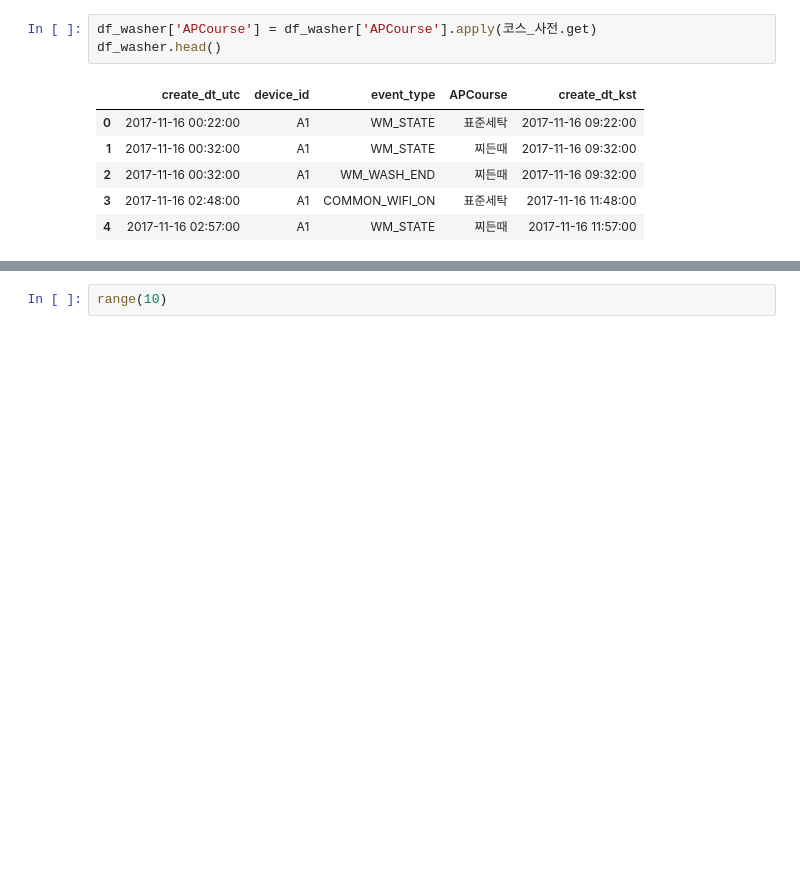
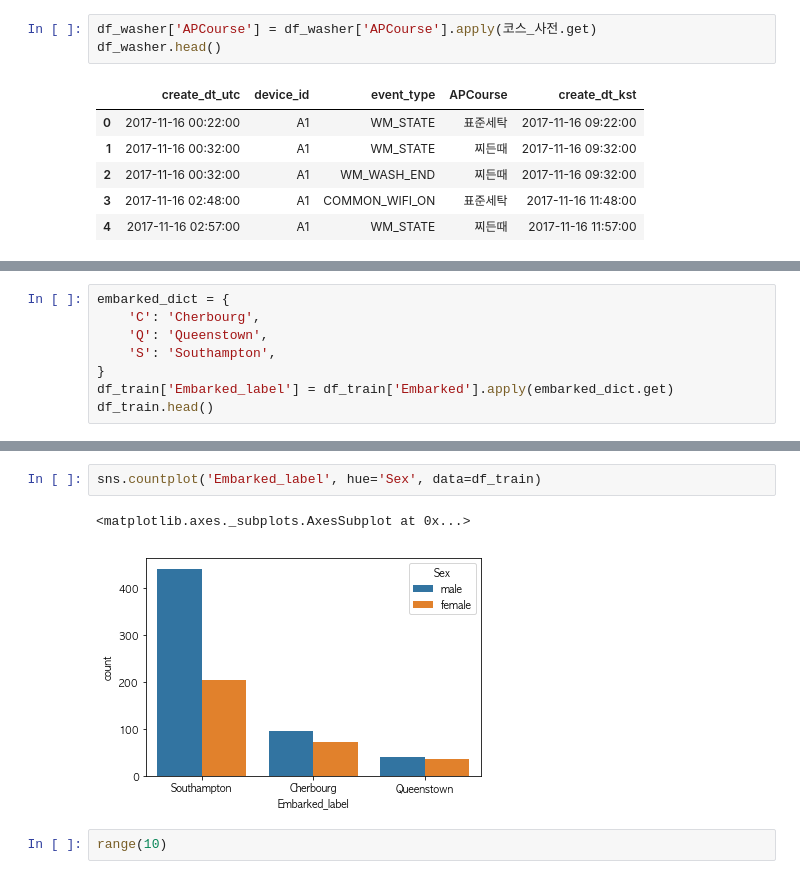
Before and after one commit to CodingSta/demo-201810-lge, a Jupyter notebook: 파이썬강의.ipynb, the cells around one changed output, grey strips where cells are left out. Saved outputs shown, nothing was run; the diff lists cells and outputs as text; blank space fills up the shorter version.

```diff
--- a/파이썬강의.ipynb
+++ b/파이썬강의.ipynb
@@ -2169,0 +2258,8 @@ df_washer.groupby(['device_id', 'APCourse']).size().unstack(fill_value=0)
+# %%
+embarked_dict = {
+    'C': 'Cherbourg',
+    'Q': 'Queenstown',
+    'S': 'Southampton',
+}
+df_train['Embarked_label'] = df_train['Embarked'].apply(embarked_dict.get)
+df_train.head()
@@ -2170,3 +2274,8 @@ df_washer.groupby(['device_id', 'APCourse']).size().unstack(fill_value=0)
+# %%
+sns.countplot('Embarked_label', hue='Sex', data=df_train)
+# %% [output]
+<matplotlib.axes._subplots.AxesSubplot at 0x...>
+[figure, added]
 # %%
 range(10)
 # %% [output]
```
Also changed, not shown: parts of 15 cells of this notebook.
